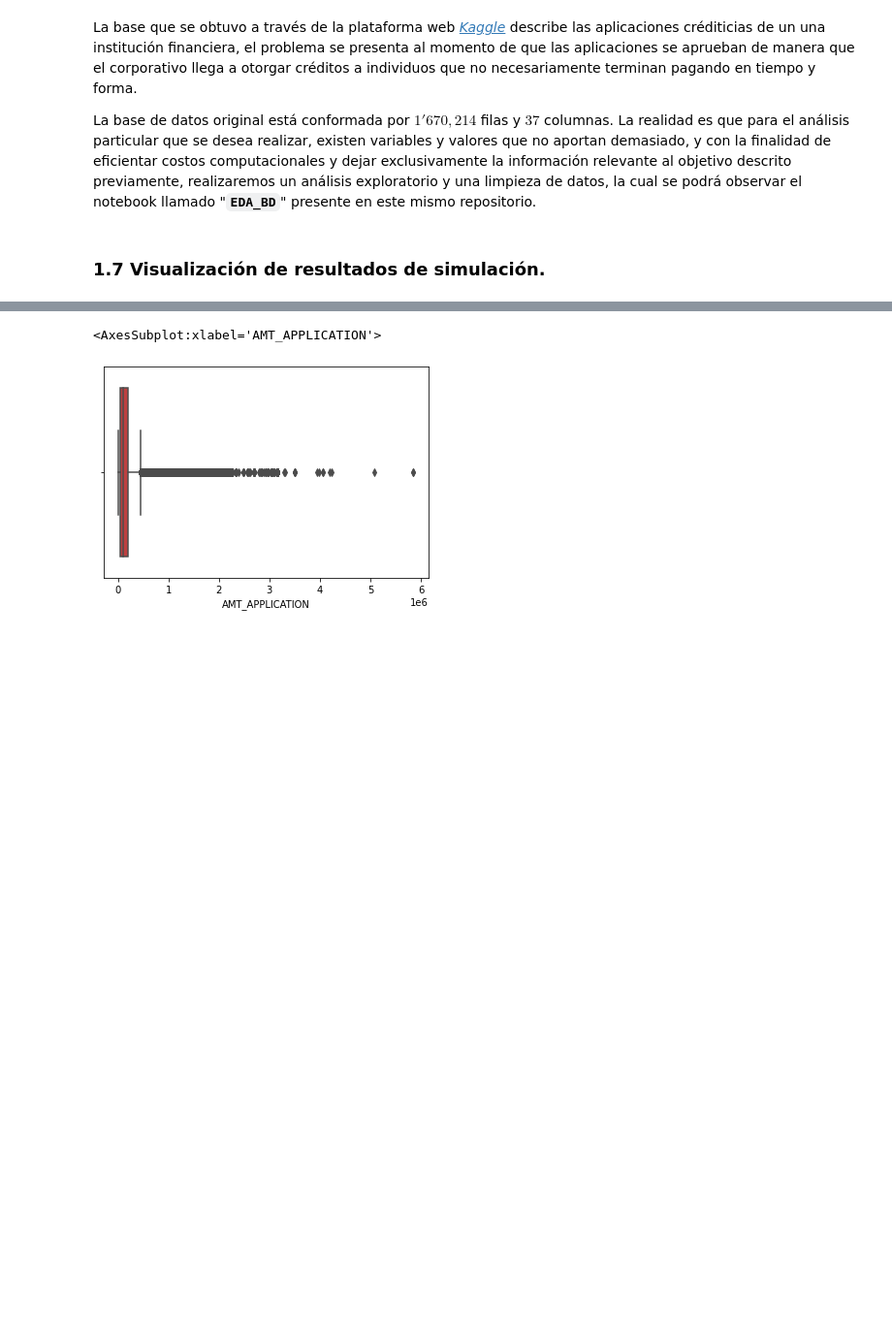
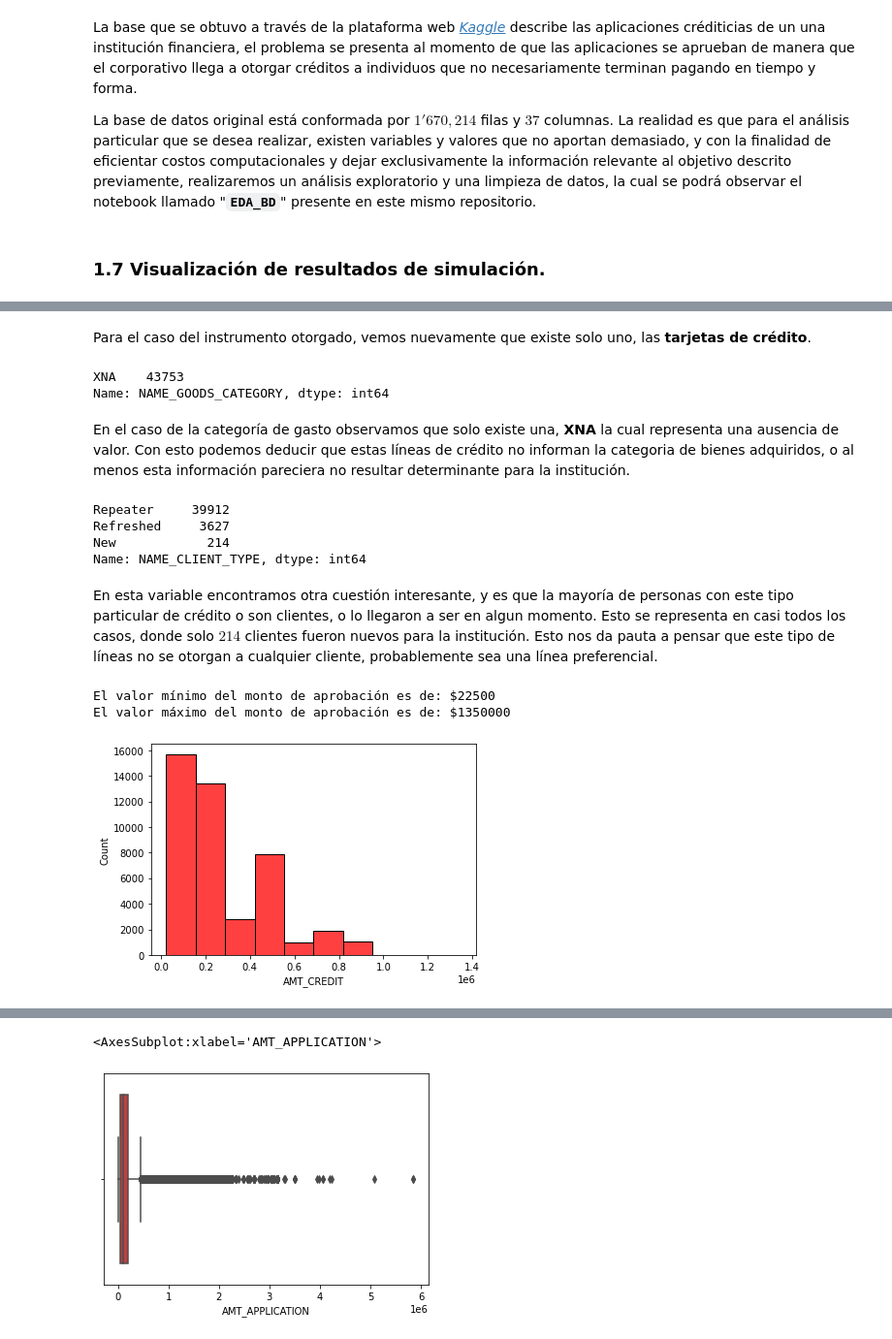
Before and after one commit to JuanPablo2019/Proyecto_modulo1, a Jupyter notebook: ProyectoModulo1_MaganaJ_PinedaB.ipynb, the cells around one changed output, grey strips where cells are left out. Shown at 97% size. Cells and saved outputs as stored; diff of their text form; code cells hidden in the pictures; blank space fills up the shorter version.

Commit message:
Análisis, caso particular

```diff
--- a/ProyectoModulo1_MaganaJ_PinedaB.ipynb
+++ b/ProyectoModulo1_MaganaJ_PinedaB.ipynb
@@ -211,0 +198,29 @@ data.head()
+# %% [markdown]
+Para el caso del instrumento otorgado, vemos nuevamente que existe solo uno, las **tarjetas de crédito**.
+# %%
+# Observamos la categoria de gasto de la línea.
+data_particular.NAME_GOODS_CATEGORY.value_counts()
+# %% [output]
+XNA    43753
+Name: NAME_GOODS_CATEGORY, dtype: int64
+# %% [markdown]
+En el caso de la categoría de gasto observamos que solo existe una, **XNA** la cual representa una ausencia de valor. Con esto podemos deducir que estas líneas de crédito no informan la categoria de bienes adquiridos, o al menos esta información pareciera no resultar determinante para la institución.
+# %%
+# Observamos el tipo de cliente.
+data_particular.NAME_CLIENT_TYPE.value_counts()
+# %% [output]
+Repeater     39912
+Refreshed     3627
+New            214
+Name: NAME_CLIENT_TYPE, dtype: int64
+# %% [markdown]
+En esta variable encontramos otra cuestión interesante, y es que la mayoría de personas con este tipo particular de crédito o son clientes, o lo llegaron a ser en algun momento. Esto se representa en casi todos los casos, donde solo $214$ clientes fueron nuevos para la institución. Esto nos da pauta a pensar que este tipo de líneas no se otorgan a cualquier cliente, probablemente sea una línea preferencial.
+# %%
+# Visualizamos rápidamente, con un histograma el monto aprobado.
+sns.histplot(data_particular.AMT_CREDIT, color='r', bins=10);
+print(f'El valor mínimo del monto de aprobación es de: ${int(min(data_particular.AMT_CREDIT))}')
+print(f'El valor máximo del monto de aprobación es de: ${int(max(data_particular.AMT_CREDIT))}')
+# %% [output]
+El valor mínimo del monto de aprobación es de: $22500
+El valor máximo del monto de aprobación es de: $1350000
+[figure, added]
```
Also changed, not shown: parts of 66 cells of this notebook.
